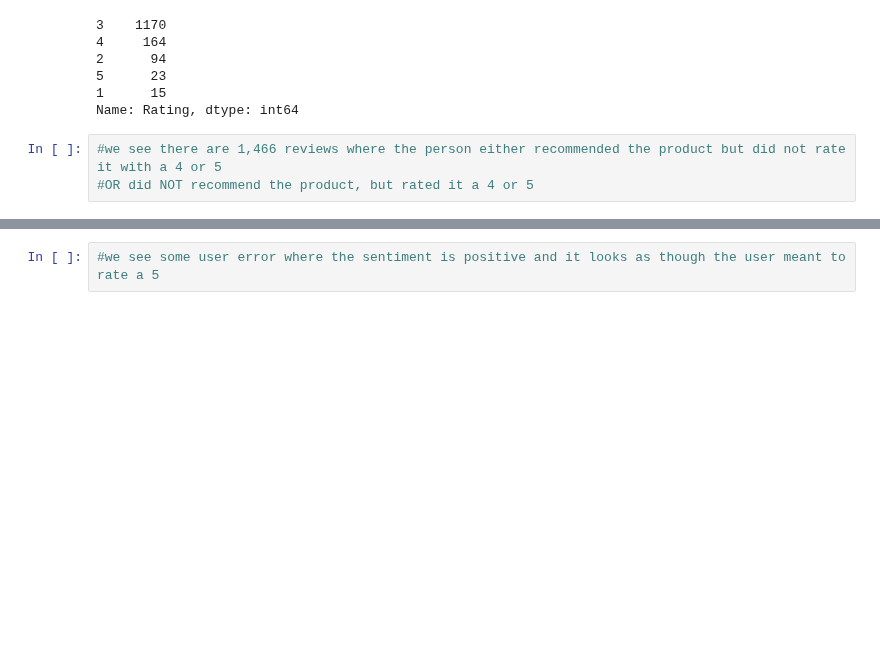
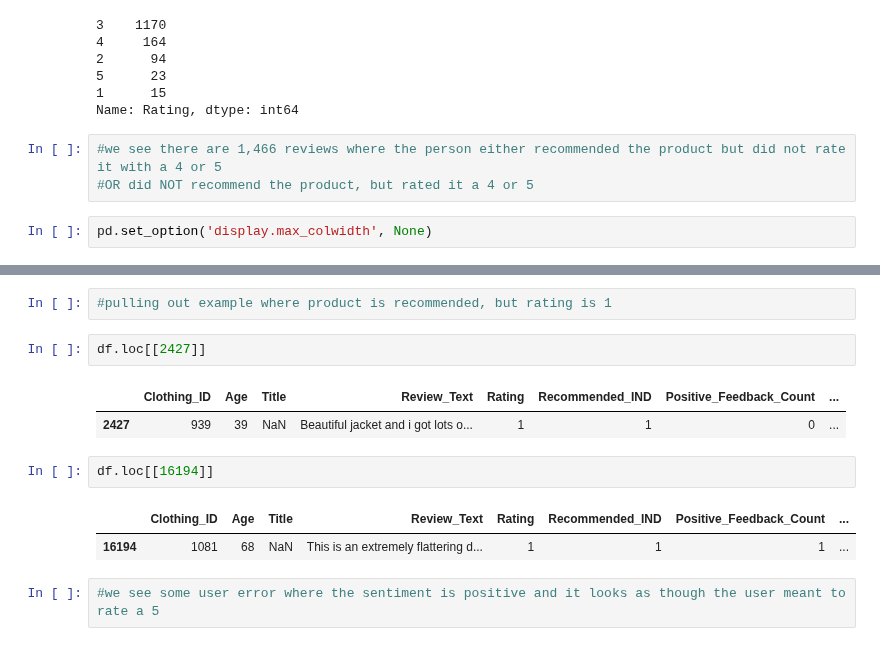
Before and after one commit to jlc0512/Utilizing-E-Commerce-Reviews-to-Predict-Comment-Sentiments, a Jupyter notebook: final_data_prep.ipynb, the cells around one changed output, grey strips where cells are left out. Drawn from its saved outputs; the diff is of its cells as text; blank space fills up the shorter version.

```diff
--- a/final_data_prep.ipynb
+++ b/final_data_prep.ipynb
@@ -505,6 +505,8 @@ Name: Rating, dtype: int64
 # %%
 #we see there are 1,466 reviews where the person either recommended the product but did not rate it with a 4 or 5
 #OR did NOT recommend the product, but rated it a 4 or 5
+# %%
+pd.set_option('display.max_colwidth', None)
 # %%
 df[df["Positive_Rating"] != df["Recommended_IND"]][df.Rating == 1]
 # %% [output]
@@ -525,6 +527,18 @@ Boolean Series key will be reindexed to match DataFrame index.
 | 18676 | 1104 | 55 | NaN | This is a cute dress, but not for... | 1 | 1 | 3 | ... |
 | 22087 | 850 | 54 | NaN | Love this top! but unfortunately ... | 1 | 1 | 0 | ... |
 | 22632 | 455 | 34 | This is a zippered hoodie | Just wanted to review so people k... | 1 | 1 | 7 | ... |
+# %%
+#pulling out example where product is recommended, but rating is 1
+# %%
+df.loc[[2427]]
+# %% [output]
+|  | Clothing_ID | Age | Title | Review_Text | Rating | Recommended_IND | Positive_Feedback_Count | ... |
+| 2427 | 939 | 39 | NaN | Beautiful jacket and i got lots o... | 1 | 1 | 0 | ... |
+# %%
+df.loc[[16194]]
+# %% [output]
+|  | Clothing_ID | Age | Title | Review_Text | Rating | Recommended_IND | Positive_Feedback_Count | ... |
+| 16194 | 1081 | 68 | NaN | This is an extremely flattering d... | 1 | 1 | 1 | ... |
 # %%
 #we see some user error where the sentiment is positive and it looks as though the user meant to rate a 5
 # %%
```
Also changed, not shown: parts of 6 cells of this notebook, 1 other file.
